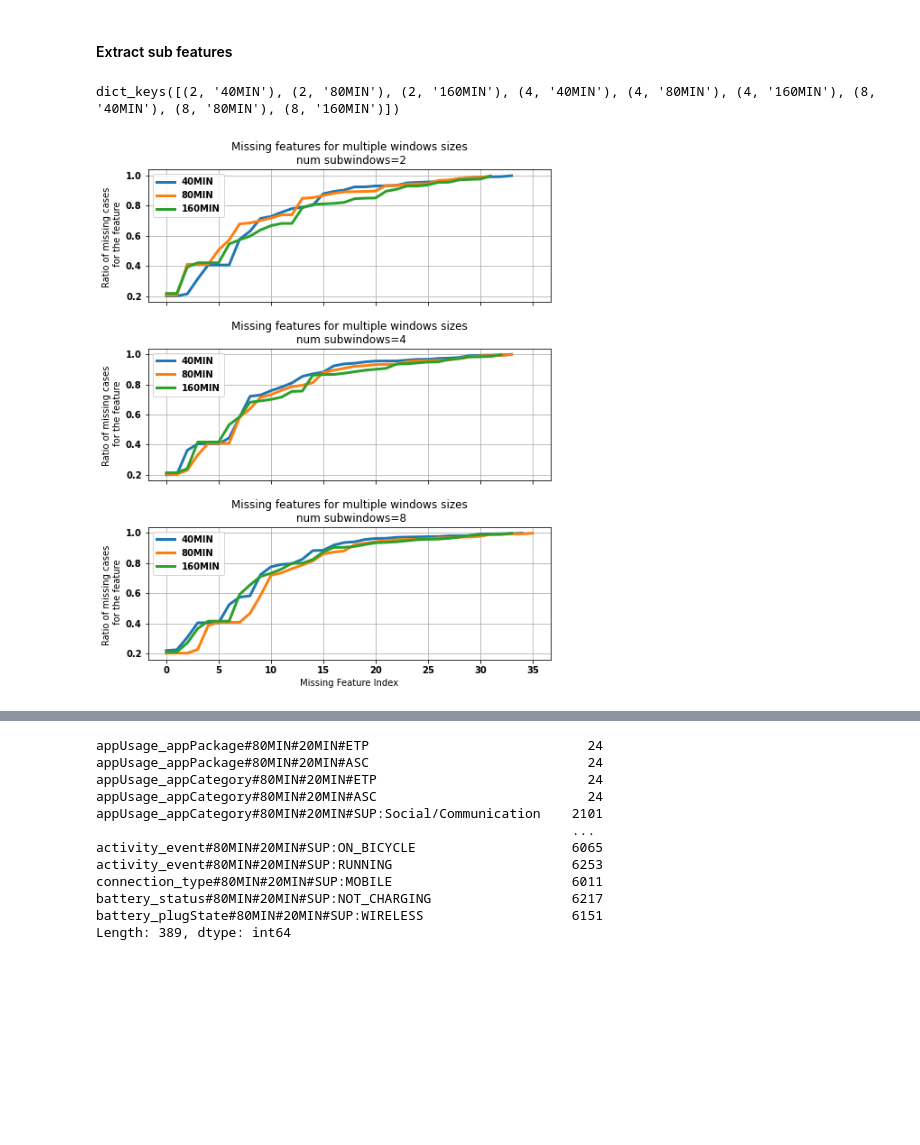
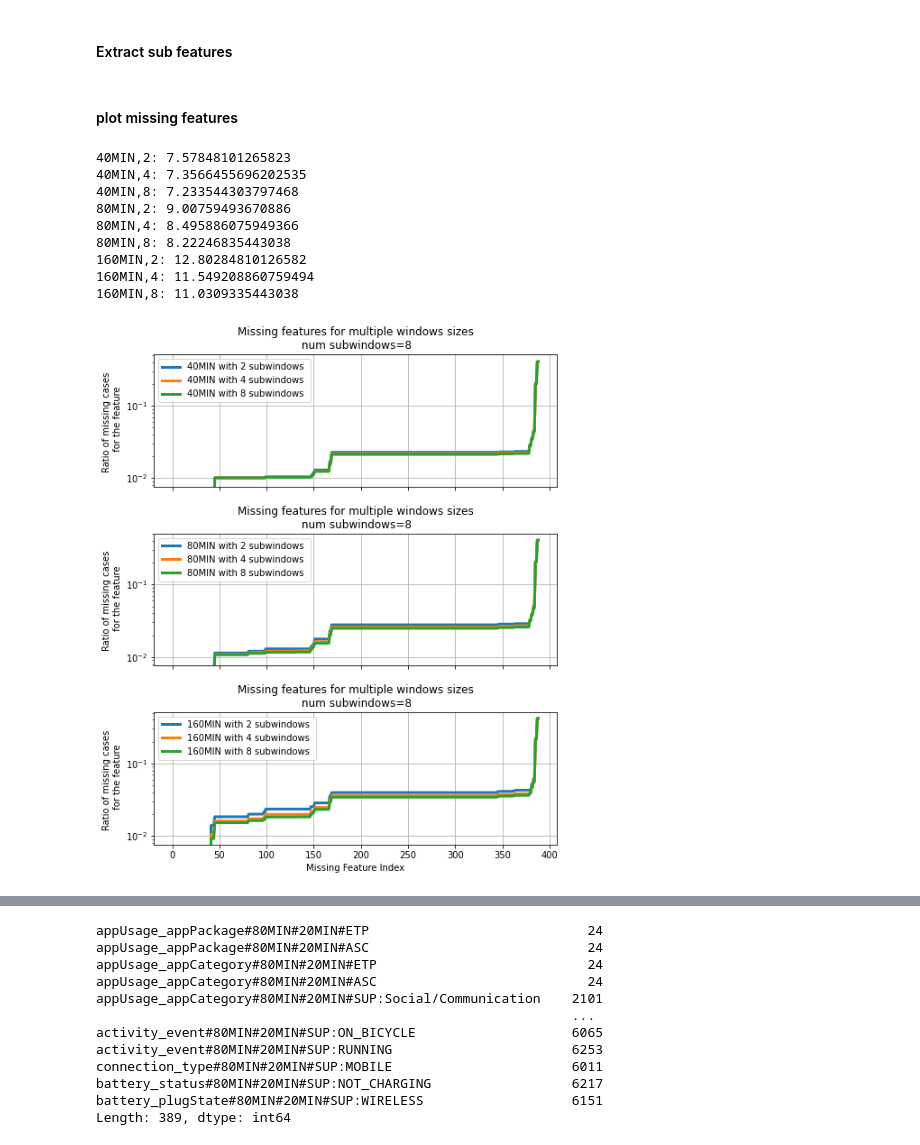
Before and after one commit to Jumabek/receptivity, a Jupyter notebook: analysis/Association Rule Mining.ipynb, the cells around one changed output, grey strips where cells are left out. Cells and saved outputs as stored; diff of their text form; code cells hidden in the pictures; blank space fills up the shorter version.

```diff
--- a/analysis/Association Rule Mining.ipynb
+++ b/analysis/Association Rule Mining.ipynb
@@ -10,12 +10,9 @@ from glob import glob
 from tqdm import tqdm
 import ntpath
 from copy import deepcopy
-from matplotlib import pyplot as plt
-import matplotlib
 
 import pytz
 TZ = pytz.FixedOffset(540) # GMT+09:00; Asia/Seoulsilent
-
 
 import sys
 sys.path.insert(0, '../')
@@ -38,10 +35,7 @@ import catboost
 import warnings
 from functools import reduce
 
-font = {'weight' : 'bold',
-        'size'   : 22}
-matplotlib.rc('font', **font)
-matplotlib.rcParams['figure.figsize'] = (8, 6)
+from matplotlib import pyplot as plt
 # %%
 def perf_metrics(y_true: np.ndarray, y_pred: np.ndarray):
     metrics = []
@@ -1898,32 +1886,62 @@ with on_ray(object_store_memory=2e10, ignore_reinit_error=True, num_cpus=40):
             )
             sub_features.to_csv(f'feature/arm/{window_name}_{nsub}.csv')
             sub_features_d[(nsub,window_name)]=sub_features
-# %%
-sub_features_d.keys()
-# %% [output]
-dict_keys([(2, '40MIN'), (2, '80MIN'), (2, '160MIN'), (4, '40MIN'), (4, '80MIN'), (4, '160MIN'), (8, '40MIN'), (8, '80MIN'), (8, '160MIN')])
+# %% [markdown]
+#### plot missing features
 # %%
+
+
+from feature_preprocessing import impute_support_features
 
 
 fig, axes = plt.subplots(nrows=len(num_sub_windows),ncols=1, figsize=(8,10), sharex=True, sharey=True)
 plt.subplots_adjust(hspace=0.35)
+measurement = pd.DataFrame(columns=['window size','number of subwindows','missing features for single sample (on avg.)'])
 with on_ray(object_store_memory=2e10, ignore_reinit_error=True, num_cpus=40):
-    for i,nsub in enumerate(num_sub_windows):
+    for i, (window_name, window_size) in enumerate(windows.items()):
         ax = axes[i]
-        for window_name, window_size  in windows.items():
-            sub_features = pd.read_csv(f'feature/arm/{window_name}_{nsub}.csv') #sub_features_d[(nsub,window_name)]
+        for _ ,nsub in enumerate(num_sub_windows):
+
+            sub_features = pd.read_csv(
+                f'feature/arm/{window_name}_{nsub}.csv'
+            ).set_index(['pid','timestamp','sub_timestamp']) #sub_features_d[(nsub,window_name)]
+            sub_features = impute_support_features(sub_features)
             ds = sub_features.isnull().sum(axis=0).sort_values(ascending=True).values
-            ds = ds[ds>len(sub_features)/100*20]/(len(sub_features))
+            #ds = ds[ds>len(sub_features)/100*20]/(len(sub_features))
+            ds = ds/(len(sub_features))
+            print(f'{window_name},{nsub}: {ds.sum()}')
+            measurement = pd.concat(
+                [
+                    measurement
+                    ,pd.DataFrame(
+                        {
+                            'window size':[window_name]
+                            ,'number of subwindows':[nsub]
+                            ,'missing features for single sample (on avg.)':[ds.sum()]
+                        }
+                    )
+                ]
+                , ignore_index=True
 
-            ax.plot(ds, label=f'{window_name}', linewidth=3)
-            #ax.set_yscale('log')
+            )
+            ax.plot(ds, label=f'{window_name} with {nsub} subwindows ', linewidth=3)
+            ax.set_yscale('log')
         ax.set_ylabel('Ratio of missing cases \n for the feature')
 
         ax.grid(True)
         ax.legend()
         ax.set_title(f'Missing features for multiple windows sizes\n num subwindows={nsub}')
 
 plt.xlabel('Missing Feature Index')
 plt.show()
 # %% [output]
+40MIN,2: 7.57848101265823
+40MIN,4: 7.3566455696202535
+40MIN,8: 7.233544303797468
+80MIN,2: 9.00759493670886
+80MIN,4: 8.495886075949366
+80MIN,8: 8.22246835443038
+160MIN,2: 12.80284810126582
+160MIN,4: 11.549208860759494
+160MIN,8: 11.0309335443038
-[figure, old version]
+[figure, new version]
```
Also changed, not shown: parts of 13 cells of this notebook, 1 other file.
